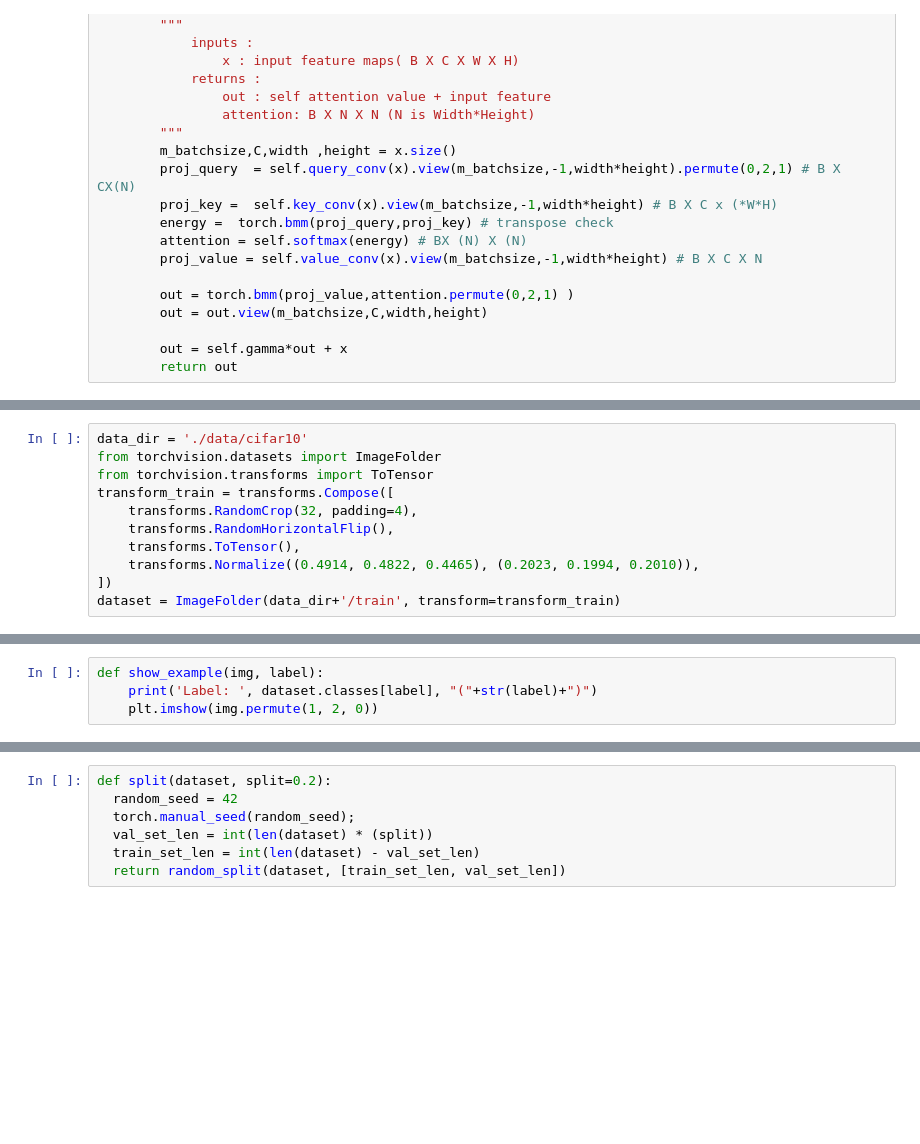
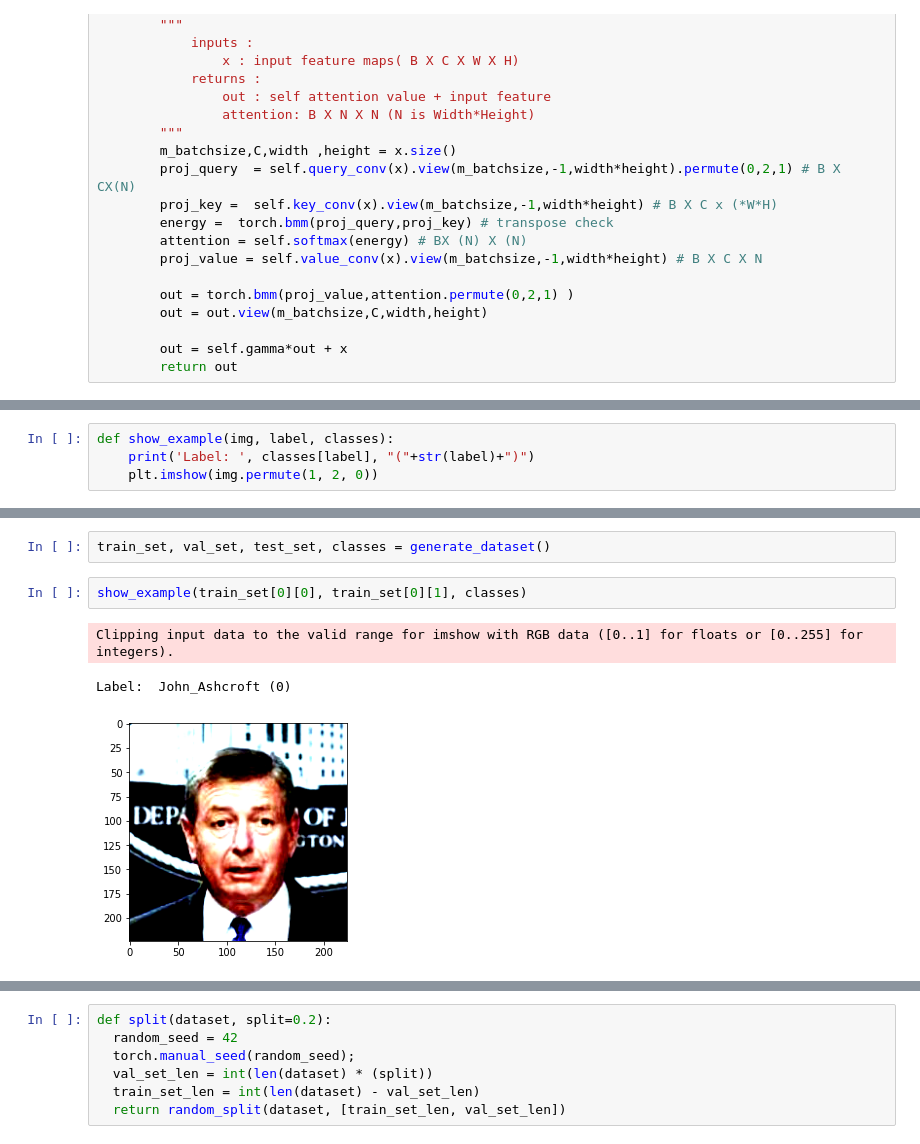
Before and after one commit to utkarshpandey6/Project-Report-1-, a Jupyter notebook: Report.ipynb, the cells around one changed output, grey strips where cells are left out. Cells and saved outputs as stored; diff of their text form; blank space fills up the shorter version.

```diff
--- a/Report.ipynb
+++ b/Report.ipynb
@@ -172,11 +156,0 @@ ResNet(
-# %%
-data_dir = './data/cifar10'
-from torchvision.datasets import ImageFolder
-from torchvision.transforms import ToTensor
-transform_train = transforms.Compose([
-    transforms.RandomCrop(32, padding=4),
-    transforms.RandomHorizontalFlip(),
-    transforms.ToTensor(),
-    transforms.Normalize((0.4914, 0.4822, 0.4465), (0.2023, 0.1994, 0.2010)),
-])
-dataset = ImageFolder(data_dir+'/train', transform=transform_train)
@@ -183,4 +165,4 @@ dataset = ImageFolder(data_dir+'/train', transform=transform_train)
 # %%
-def show_example(img, label):
-    print('Label: ', dataset.classes[label], "("+str(label)+")")
+def show_example(img, label, classes):
+    print('Label: ', classes[label], "("+str(label)+")")
     plt.imshow(img.permute(1, 2, 0))
@@ -186,0 +313,8 @@ def show_example(img, label):
+# %%
+train_set, val_set, test_set, classes = generate_dataset()
+# %%
+show_example(train_set[0][0], train_set[0][1], classes)
+# %% [output]
+Clipping input data to the valid range for imshow with RGB data ([0..1] for floats or [0..255] for integers).
+Label:  John_Ashcroft (0)
+[figure, added]
```
Also changed, not shown: parts of 22 cells of this notebook.
